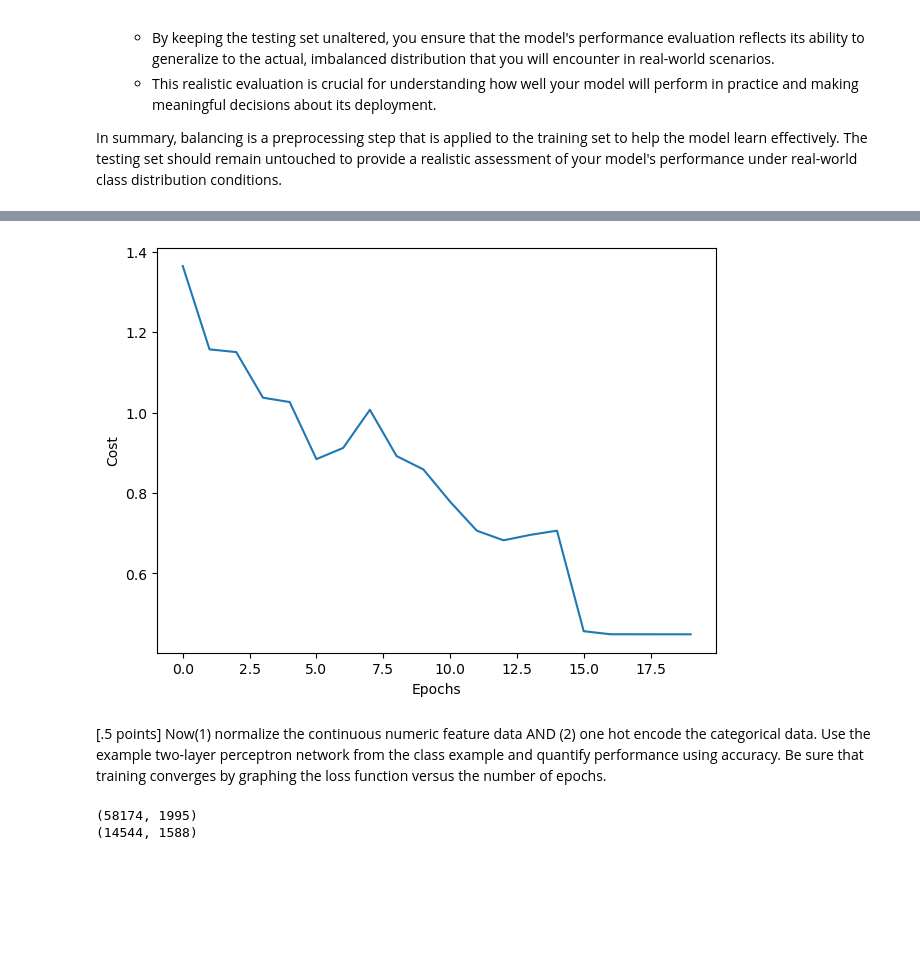
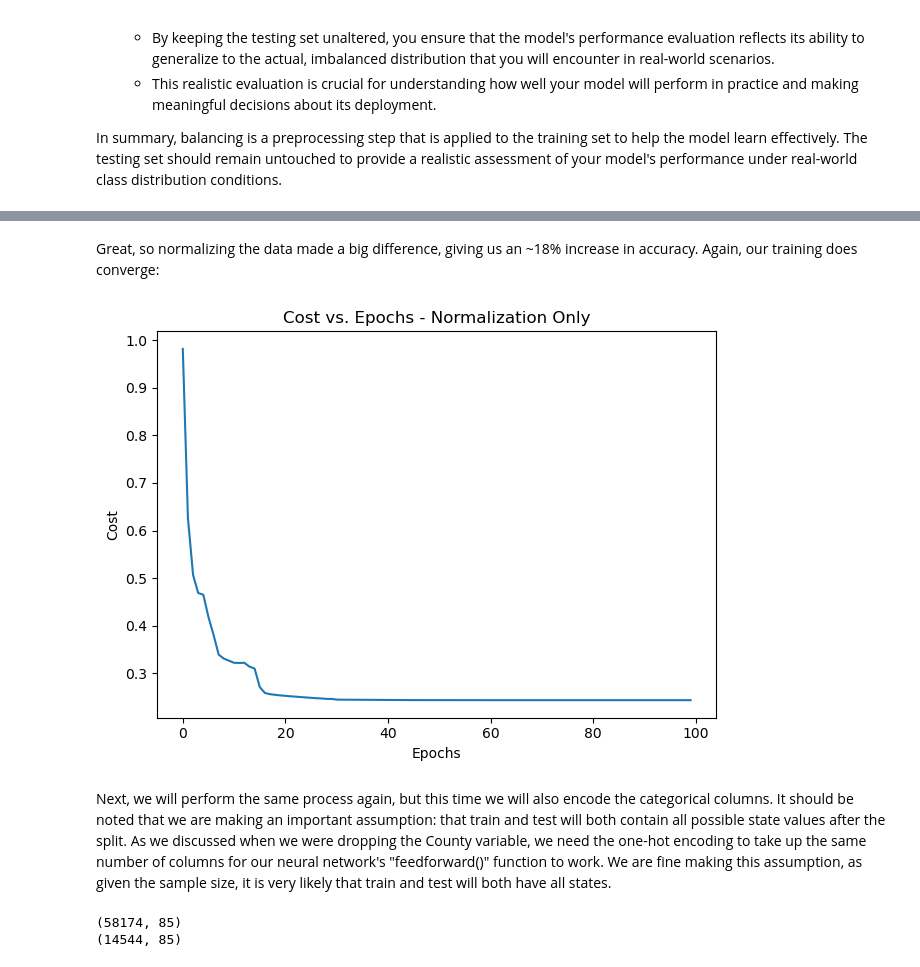
Before and after one commit to wyattsaltzman/ML-F23-Lab4, a Jupyter notebook: lab4.ipynb, the cells around one changed output, grey strips where cells are left out. Saved outputs shown, nothing was run; the diff lists cells and outputs as text; code cells hidden in the pictures; blank space fills up the shorter version.

```diff
--- a/lab4.ipynb
+++ b/lab4.ipynb
@@ -112,0 +118,4 @@ For now, we will keep the County variable in the dataframe. County might not be
+# %%
+# Drop County column
+df_dropped = df_dropped.drop('County', axis=1)
+df_dropped
@@ -492,8 +509,9 @@ def print_accuracies(nn,X_train,y_train,X_test,y_test):
     yhat = nn.predict(X_test)
     print('Validation accuracy:',accuracy_score(y_test,yhat))
 # %%
+# Parameter dictionary for neural network
 vals = { 'n_hidden':50,
-         'C':0.1, 'epochs':20, 'eta':0.001,
+         'C':0.1, 'epochs':100, 'eta':0.001,
          'alpha':0.001, 'decrease_const':0.1, 'decrease_iter':15,
          'minibatches':50,
          'shuffle':True,'random_state':1}
@@ -522,8 +543,8 @@ plt.show()
 
 from sklearn.preprocessing import StandardScaler
 
-# Exclude columns corresponding to State and County from normalization
-exclude_indices = [0, 1]
+# Exclude column corresponding to State
+exclude_indices = [0]
 columns_to_exclude = X_train[:, exclude_indices]
 # Normalize all other columns, as they are all continuous feature data
 columns_to_normalize = np.delete(X_train, exclude_indices, axis=1)
@@ -563,18 +584,23 @@ Validation accuracy: 0.6606160616061606
+# %% [markdown]
+Great, so normalizing the data made a big difference, giving us an ~18% increase in accuracy. Again, our training does converge:
 # %%
 plt.plot(range(len(nn_norm.cost_)), nn_norm.cost_)
+plt.title('Cost vs. Epochs - Normalization Only')
 plt.ylabel('Cost')
 plt.xlabel('Epochs')
 plt.tight_layout()
 plt.show()
 # %% [output]
-[figure, old version]
+[figure, new version]
 # %% [markdown]
-[.5 points] Now(1) normalize the continuous numeric feature data AND (2) one hot encode the categorical data. Use the example two-layer perceptron network from the class example and quantify performance using accuracy. Be sure that training converges by graphing the loss function versus the number of epochs.
+Next, we will perform the same process again, but this time we will also encode the categorical columns. It should be noted that we are making an important assumption: that train and test will both contain all possible state values after the split. As we discussed when we were dropping the County variable, we need the one-hot encoding to take up the same number of columns for our neural network's "feedforward()" function to work. We are fine making this assumption, as given the sample size, it is very likely that train and test will both have all states.
 # %%
 # Perform the same process as normalization above, specifying the first two columns to encode, encoding, and combining
 from sklearn.preprocessing import OneHotEncoder
+import warnings
+warnings.simplefilter('ignore', FutureWarning)
 
-indices = [0, 1]
+indices = [0]
 columns_to_encode = X_train_norm[:, indices]
 columns_to_exclude = np.delete(X_train_norm, indices, axis=1)
 encoder = OneHotEncoder(sparse=False)
@@ -591,5 +617,5 @@ X_test_norm_enc = np.hstack((one_hot_encoded_columns, columns_to_exclude))
 print(X_train_norm_enc.shape)
 print(X_test_norm_enc.shape)
 # %% [output]
-(58174, 1995)
-(14544, 1588)
+(58174, 85)
+(14544, 85)
```
Also changed, not shown: parts of 22 cells of this notebook.
